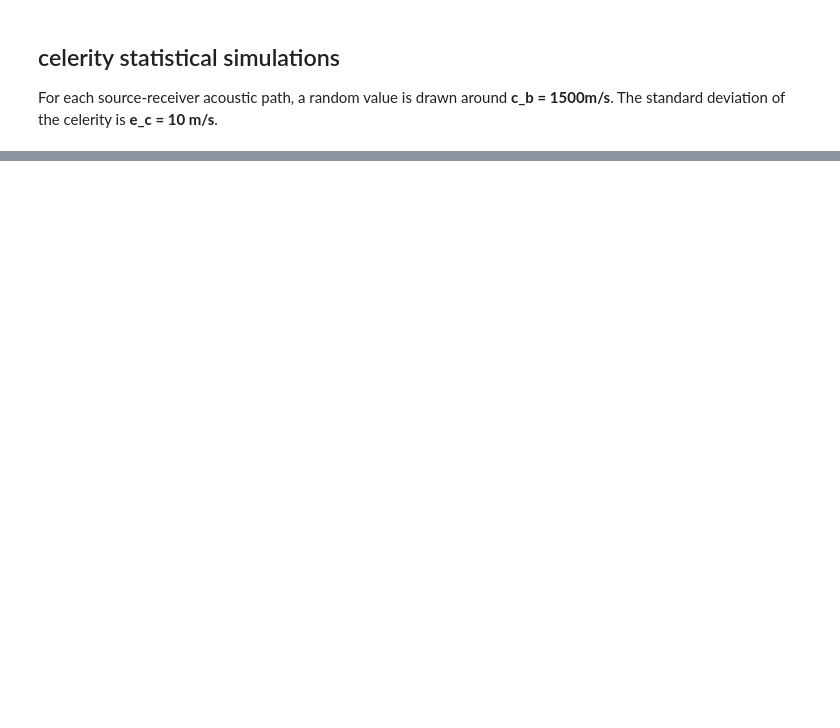
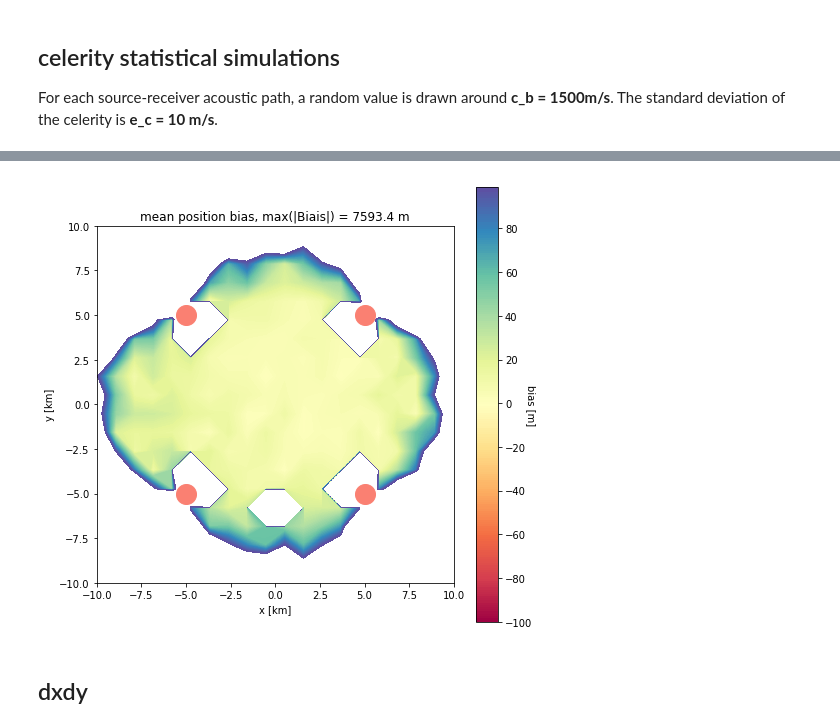
Before and after one commit to ponchama/Cognac_Acoustique, a Jupyter notebook: Geolocation/demo_in_progress.ipynb, the cells around one changed output, grey strips where cells are left out. Drawn from its saved outputs; the diff is of its cells as text; code cells hidden in the pictures; blank space fills up the shorter version.

```diff
--- a/Geolocation/demo_in_progress.ipynb
+++ b/Geolocation/demo_in_progress.ipynb
@@ -321,0 +382,20 @@ np.save('Biais', Biais)
+# %%
+### bias
+cmap = plt.get_cmap('Spectral')
+
+plt.figure(figsize=(8,8))
+ax=plt.subplot(111)
+lvls=np.arange(-10.e1,10.e1,1.e0)
+plt.contourf(Xt/1.e3,Yt/1.e3, Biais1,lvls,cmap=cmap)
+cbar = plt.colorbar()
+cbar.ax.set_ylabel('bias [m]', rotation=270)
+[s.plot() for s in sources]
+plt.xlabel('x [km]')
+plt.ylabel('y [km]')
+plt.title('mean position bias, max(|Biais|) = %.1f m' % np.abs(Biais1).max())
+ax.set_aspect('equal')
+plt.show()
+# %% [output]
+[figure, added]
+# %% [markdown]
+## dxdy
```
Also changed, not shown: parts of 23 cells of this notebook.
